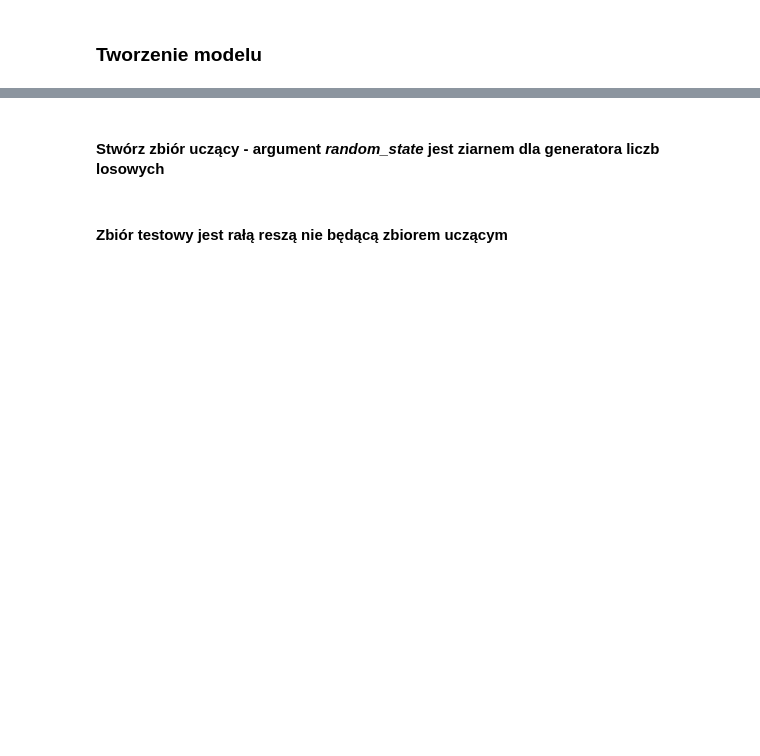
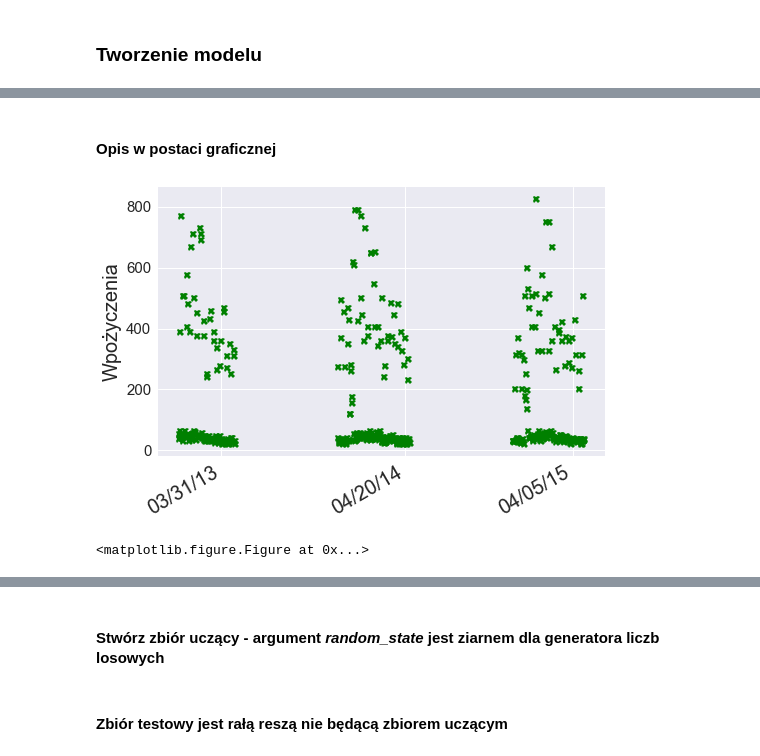
Before and after one commit to tomyc/sqlsaturday_2017, a Jupyter notebook: Przyklad2.Python_and_SQL_Server_ML_Services.ipynb, the cells around one changed output, grey strips where cells are left out. Cells and saved outputs as stored; diff of their text form; code cells hidden in the pictures; blank space fills up the shorter version.

```diff
--- a/Przyklad2.Python_and_SQL_Server_ML_Services.ipynb
+++ b/Przyklad2.Python_and_SQL_Server_ML_Services.ipynb
@@ -74,0 +79,4 @@ df.head(n=6)
+# %%
+df['Date'] = pd.Series(pd.to_datetime(df['Day'].astype(str) + "/" +
+                                      df['Month'].astype(str) + "/" +
+                                      df['Year'].astype(str), format = "%d/%m/%Y"))
@@ -100,0 +137,2 @@ target = "RentalCount"
+# %% [markdown]
+#### Opis w postaci graficznej
@@ -100,0 +145,19 @@ target = "RentalCount"
+# %%
+rule = rrulewrapper(YEARLY, byeaster=0, interval=1)
+loc = RRuleLocator(rule)
+formatter = DateFormatter('%m/%d/%y')
+period = (df['Date'] > '01/01/2013') & (df['Date'] <= '30/06/2015')
+fig, ax = plt.subplots()
+plt.plot_date(df.Date.loc[period], df.RentalCount.loc[period], fmt="go", tz=None, xdate=True, marker='X')
+ax.xaxis.set_major_locator(loc)
+ax.xaxis.set_major_formatter(formatter)
+ax.yaxis.set_label_text(label = 'Wpożyczenia',fontsize=20)
+ax.yaxis.set_tick_params(labelsize=15)
+labels = ax.get_xticklabels()
+plt.setp(labels, rotation=30, fontsize=20)
+plt.figure(figsize=(20, 10), dpi=200)
+fig.autofmt_xdate()
+plt.show()
+# %% [output]
+[figure, added]
+<matplotlib.figure.Figure at 0x...>
```
Also changed, not shown: parts of 52 cells of this notebook, 1 other file.
